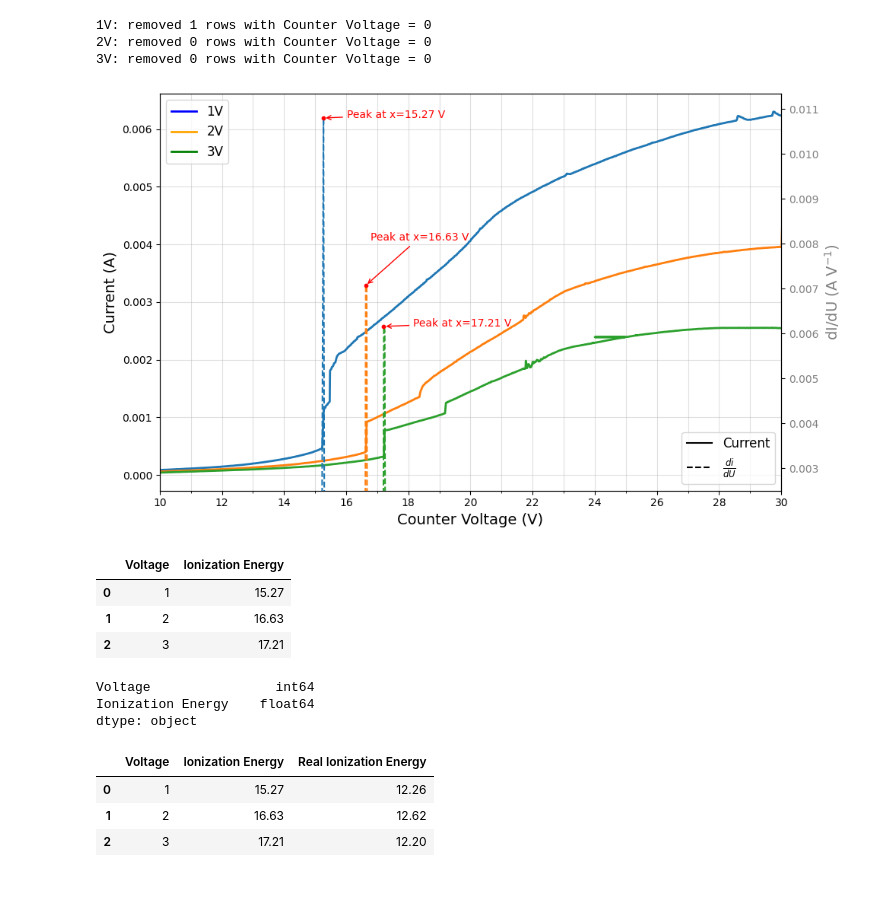
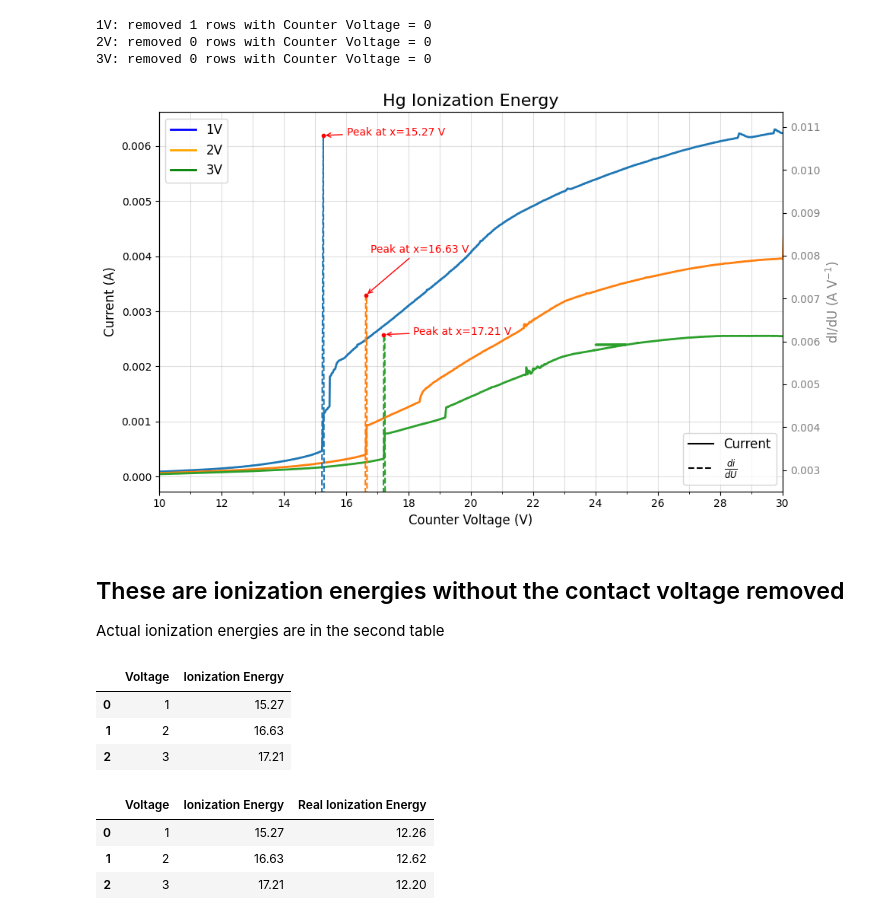
Before and after one commit to kearb-stomp/AdvLabs, a Jupyter notebook: Lab 4/Task 1-3.ipynb, the cells around one changed output. Cells and saved outputs as stored; diff of their text form; code cells hidden in the pictures; blank space fills up the shorter version.

```diff
--- a/Lab 4/Task 1-3.ipynb
+++ b/Lab 4/Task 1-3.ipynb
@@ -129,54 +129,54 @@ for key, data in data_dict.items():
 
 
 # ---------- axis labels ----------
-ax1.set_xlabel('Counter Voltage (V)', fontsize=14)
-ax1.set_ylabel('Current (A)',          fontsize=14)
-ax2.set_ylabel('dI/dU (A V$^{-1}$)',   fontsize=14, color='tab:gray')
+ax1.set_title('Hg Ionization Energy', fontsize=16)
+ax1.set_xlabel('Counter Voltage (V)', fontsize=12)
+ax1.set_ylabel('Current (A)',          fontsize=12)
+ax2.set_ylabel('dI/dU (A V$^{-1}$)',   fontsize=12, color='tab:gray')
 ax2.tick_params(axis='y', labelcolor='tab:gray')
 ax2.set_ylim(bottom=0.0025)
 #ax2.set_yscale('log')
 
 ax1.set_xlim(10, 30)
 ax1.xaxis.set_major_locator(MultipleLocator(2))
 ax1.xaxis.set_minor_locator(MultipleLocator(1))
 #ax.grid(which='major', axis='both', alpha=0.35)
 ax1.grid(True, which='both', ls='-', alpha=0.4)
 
 voltage_handles = [
     Line2D([0], [0], color='blue', lw=2, label=r'1V'),
     Line2D([0], [0], color='orange',  lw=2, label=r'2V'),
     Line2D([0], [0], color='green',   lw=2, label=r'3V'),
 ]
 
 # Custom legend for temperatures (marker shape)
 type_handles = [
     Line2D([0], [0], color='black', marker=None, linestyle='-', label='Current'),
     Line2D([0], [0], color='black', marker=None, linestyle='--', label=r'$\frac{di}{dU}$')
 ]
 
 # ---------- combined legend ----------
 legend_elements = voltage_handles + type_handles
 ax1.legend(handles=voltage_handles, loc='best', fontsize=12, ncol=1)
 ax2.legend(handles=type_handles, loc='lower right', fontsize=12, ncol=1)
 
 
 plt.tight_layout()
 plt.show()
 # %% [output]
-[figure, old version]
+[figure, new version]
+# %% [markdown]
+## These are ionization energies without the contact voltage removed
+Actual ionization energies are in the second table
 # %%
 ionization_energies['Voltage'] = pd.to_numeric(ionization_energies['Voltage'], errors='coerce')
 from IPython.display import display
 display(ionization_energies)
-print (ionization_energies.dtypes)
 # %% [output]
 |  | Voltage | Ionization Energy |
 | 0 | 1 | 15.27 |
 | 1 | 2 | 16.63 |
 | 2 | 3 | 17.21 |
-Voltage                int64
-Ionization Energy    float64
-dtype: object
 # %%
 def calc_real_ion_energy(U_acc, U_contact, U_counter):
     return(U_acc - U_contact - U_counter)
```
